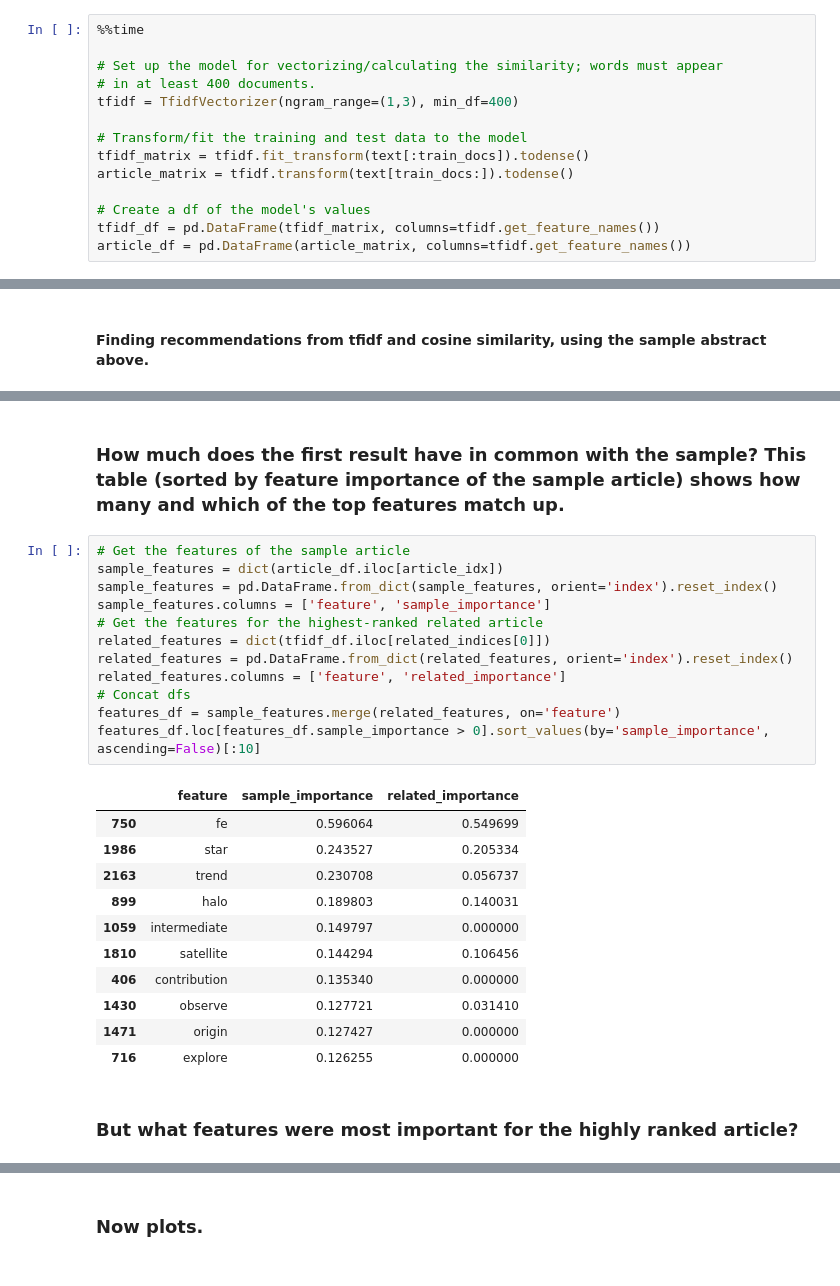
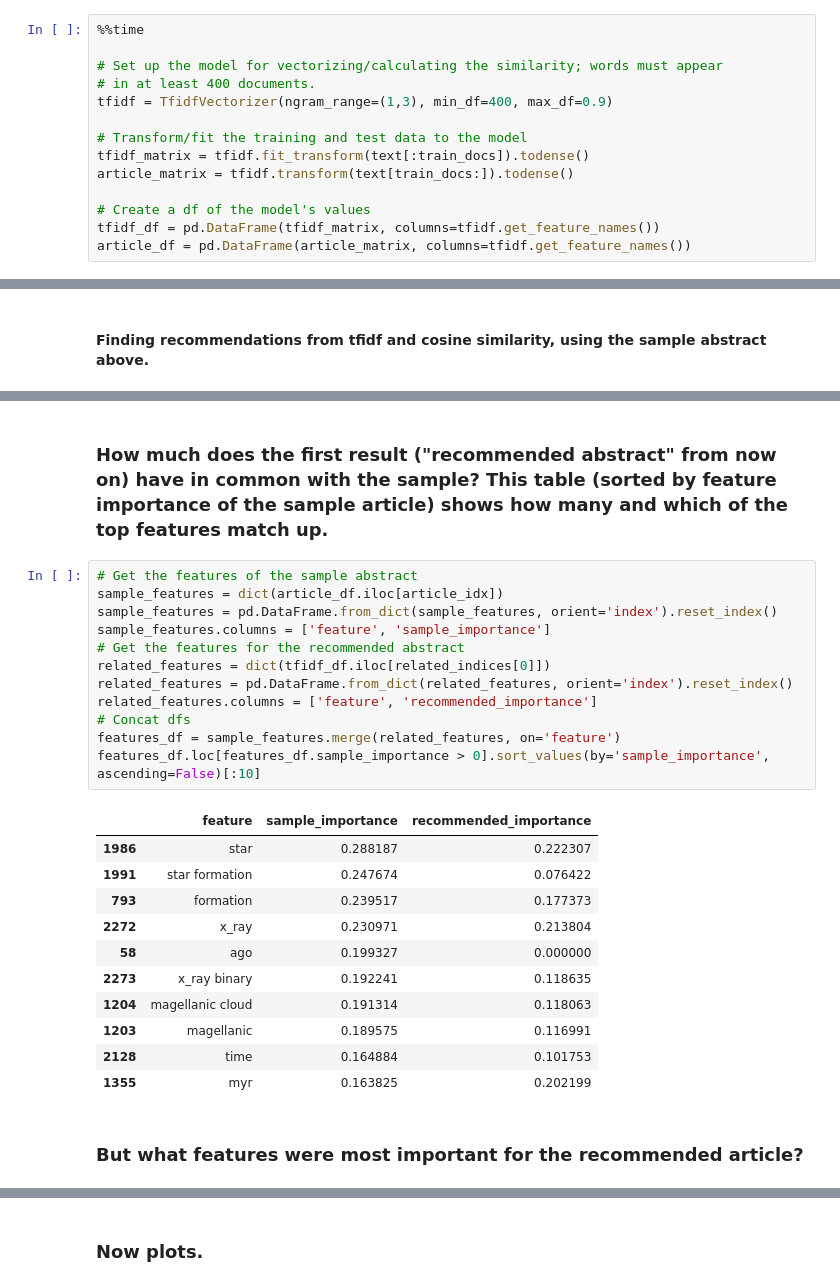
Before and after one commit to OhThatMisty/astro_categories, a Jupyter notebook: notebooks/ArXiv_modeling.ipynb, the cells around one changed output, grey strips where cells are left out. Drawn from its saved outputs; the diff is of its cells as text.

```diff
--- a/notebooks/ArXiv_modeling.ipynb
+++ b/notebooks/ArXiv_modeling.ipynb
@@ -131,7 +131,7 @@ Sample abstract to demonstrate cleaning (or verify good import):
 
 # Set up the model for vectorizing/calculating the similarity; words must appear
 # in at least 400 documents.
-tfidf = TfidfVectorizer(ngram_range=(1,3), min_df=400)
+tfidf = TfidfVectorizer(ngram_range=(1,3), min_df=400, max_df=0.9)
 
 # Transform/fit the training and test data to the model
 tfidf_matrix = tfidf.fit_transform(text[:train_docs]).todense()
@@ -189,29 +186,29 @@ related_abstracts
 # %% [markdown]
-### How much does the first result have in common with the sample?  This table (sorted by feature importance of the sample article) shows how many and which of the top features match up.
+### How much does the first result ("recommended abstract" from now on) have in common with the sample?  This table (sorted by feature importance of the sample article) shows how many and which of the top features match up.
 # %%
-# Get the features of the sample article
+# Get the features of the sample abstract
 sample_features = dict(article_df.iloc[article_idx])
 sample_features = pd.DataFrame.from_dict(sample_features, orient='index').reset_index()
 sample_features.columns = ['feature', 'sample_importance']
-# Get the features for the highest-ranked related article
+# Get the features for the recommended abstract
 related_features = dict(tfidf_df.iloc[related_indices[0]])
 related_features = pd.DataFrame.from_dict(related_features, orient='index').reset_index()
-related_features.columns = ['feature', 'related_importance']
+related_features.columns = ['feature', 'recommended_importance']
 # Concat dfs
 features_df = sample_features.merge(related_features, on='feature')
 features_df.loc[features_df.sample_importance > 0].sort_values(by='sample_importance', ascending=False)[:10]
 # %% [output]
-|  | feature | sample_importance | related_importance |
-| 750 | fe | 0.596064 | 0.549699 |
-| 1986 | star | 0.243527 | 0.205334 |
-| 2163 | trend | 0.230708 | 0.056737 |
-| 899 | halo | 0.189803 | 0.140031 |
-| 1059 | intermediate | 0.149797 | 0.000000 |
-| 1810 | satellite | 0.144294 | 0.106456 |
-| 406 | contribution | 0.135340 | 0.000000 |
-| 1430 | observe | 0.127721 | 0.031410 |
-| 1471 | origin | 0.127427 | 0.000000 |
-| 716 | explore | 0.126255 | 0.000000 |
+|  | feature | sample_importance | recommended_importance |
+| 1986 | star | 0.288187 | 0.222307 |
+| 1991 | star formation | 0.247674 | 0.076422 |
+| 793 | formation | 0.239517 | 0.177373 |
+| 2272 | x_ray | 0.230971 | 0.213804 |
+| 58 | ago | 0.199327 | 0.000000 |
+| 2273 | x_ray binary | 0.192241 | 0.118635 |
+| 1204 | magellanic cloud | 0.191314 | 0.118063 |
+| 1203 | magellanic | 0.189575 | 0.116991 |
+| 2128 | time | 0.164884 | 0.101753 |
+| 1355 | myr | 0.163825 | 0.202199 |
 # %% [markdown]
-### But what features were most important for the highly ranked article?
+### But what features were most important for the recommended article?
 # %%
```
Also changed, not shown: parts of 11 cells of this notebook.
